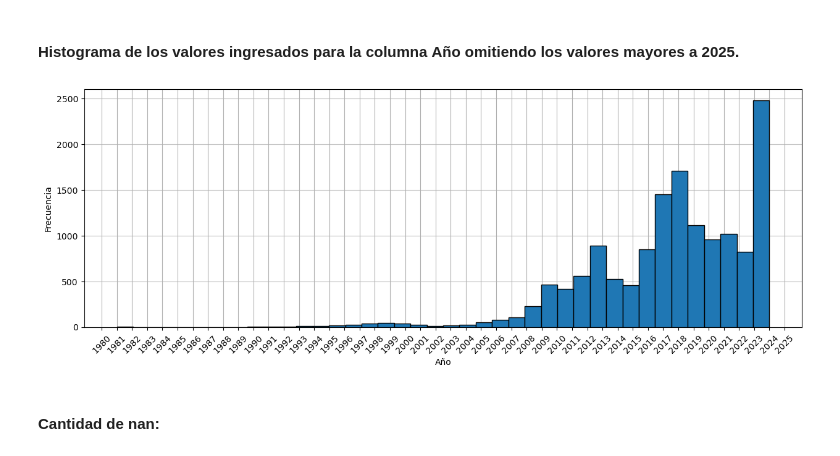
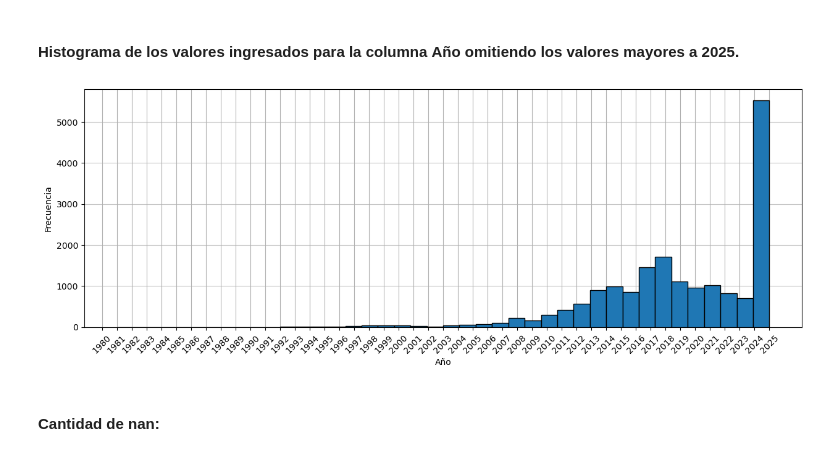
Before and after one commit to lucasU1969/PF-ML, a Jupyter notebook: data_exploration.ipynb, the cells around one changed output. Saved outputs shown, nothing was run; the diff lists cells and outputs as text; code cells hidden in the pictures.

```diff
--- a/data_exploration.ipynb
+++ b/data_exploration.ipynb
@@ -227,14 +227,14 @@ Omitimos el outlier (mayor a 2025) para ver la distribución de la feature:
 #### Histograma de los valores ingresados para la columna **Año** omitiendo los valores mayores a 2025.
 # %%
 plt.figure(figsize=(15, 5))
-raw_data[raw_data['Año'] < 2025]['Año'].hist(bins=40, edgecolor='black', zorder=10)
+raw_data[raw_data['Año'] <= 2025]['Año'].hist(bins=40, edgecolor='black', zorder=10)
 plt.xlabel('Año')
 plt.ylabel('Frecuencia')
 plt.grid(axis='y', alpha=0.75)
 plt.xticks(range(1980, 2026), rotation=45)
 plt.show()
 # %% [output]
-[figure, old version]
+[figure, new version]
 # %% [markdown]
 #### Cantidad de nan:
 # %%
```
Also changed, not shown: parts of 9 cells of this notebook.
